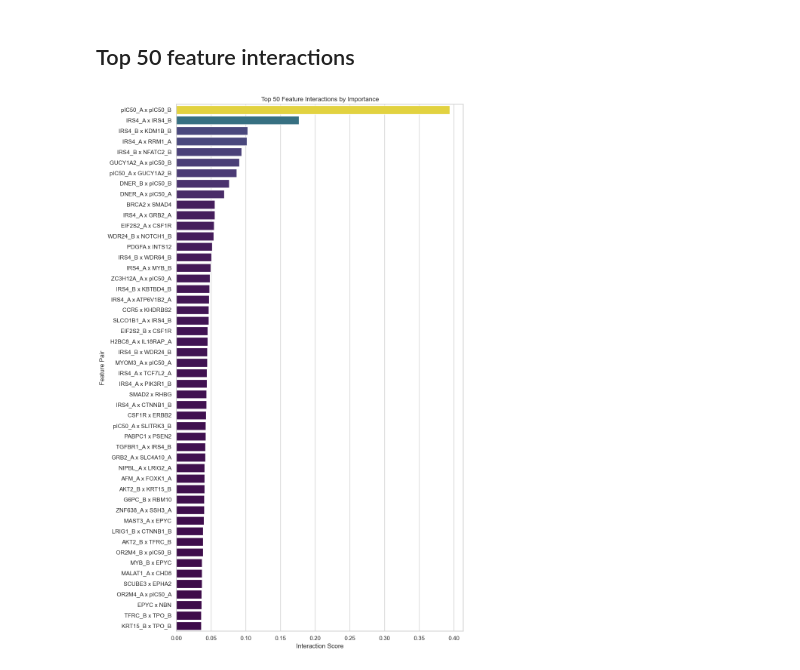
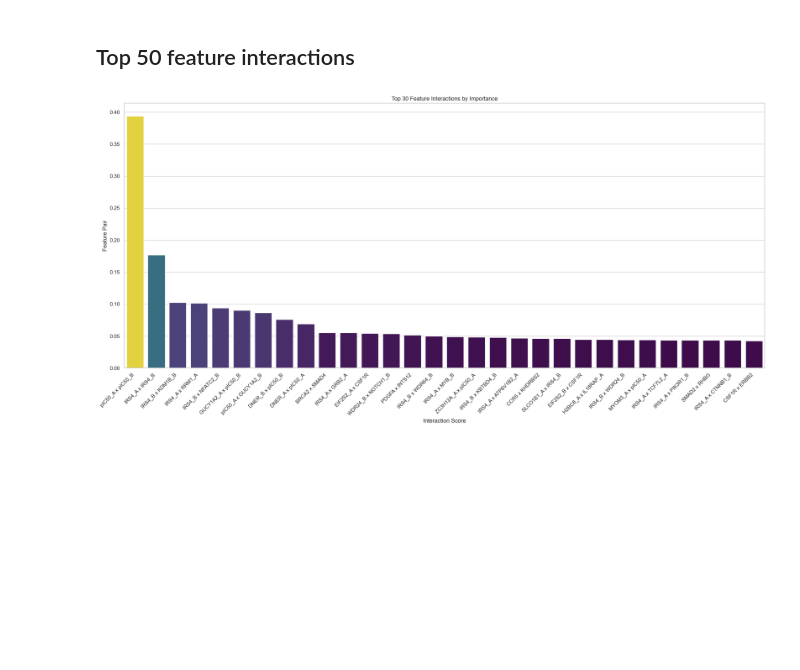
Before and after one commit to Hrishikesh332/Drug-Inhibitor-Cancer-Treatment, a Jupyter notebook: explainability/catboost/transynergy/catboost_xai.ipynb, the cells around one changed output. Drawn from its saved outputs; the diff is of its cells as text; code cells hidden in the pictures; blank space fills up the shorter version.

Commit message:
Add better plots for feature interactions

```diff
--- a/explainability/catboost/transynergy/catboost_xai.ipynb
+++ b/explainability/catboost/transynergy/catboost_xai.ipynb
@@ -107,29 +107,29 @@ plt.show()
 # %%
 # Step 1: Sort by interaction score descending
 sorted_interactions = sorted(interactions, key=lambda x: x[2], reverse=True)
 
-# Step 2: Take top 50
-top_k = 50
+# Step 2: Take top 30
+top_k = 30
 top_interactions = sorted_interactions[:top_k]
 
 # Step 3: Convert to (name1, name2, score) tuples
 named_interactions = [
     (f"{FEATURE_NAMES[int(i)]} x {FEATURE_NAMES[int(j)]}", score)
     for i, j, score in top_interactions
 ]
 
 # Step 4: Separate for plotting
 labels, scores = zip(*named_interactions)
 
 # Step 5: Plot
-plt.figure(figsize=(10, 15))
-sns.barplot(x=scores, y=labels, palette='viridis', hue=scores, legend=False)
-
+plt.figure(figsize=(20, 10))
+sns.barplot(x=labels, y=scores, palette='viridis', hue=scores, legend=False)
+plt.xticks(rotation=45, ha='right')
 plt.xlabel("Interaction Score")
 plt.ylabel("Feature Pair")
 plt.title(f"Top {top_k} Feature Interactions by Importance")
 plt.tight_layout()
-plt.savefig('feature_interactions_top_50.png')
+plt.savefig('feature_interactions_top_30.png')
 plt.show()
 # %% [output]
-[figure, old version]
+[figure, new version]
```
Also changed, not shown: 1 other file.
